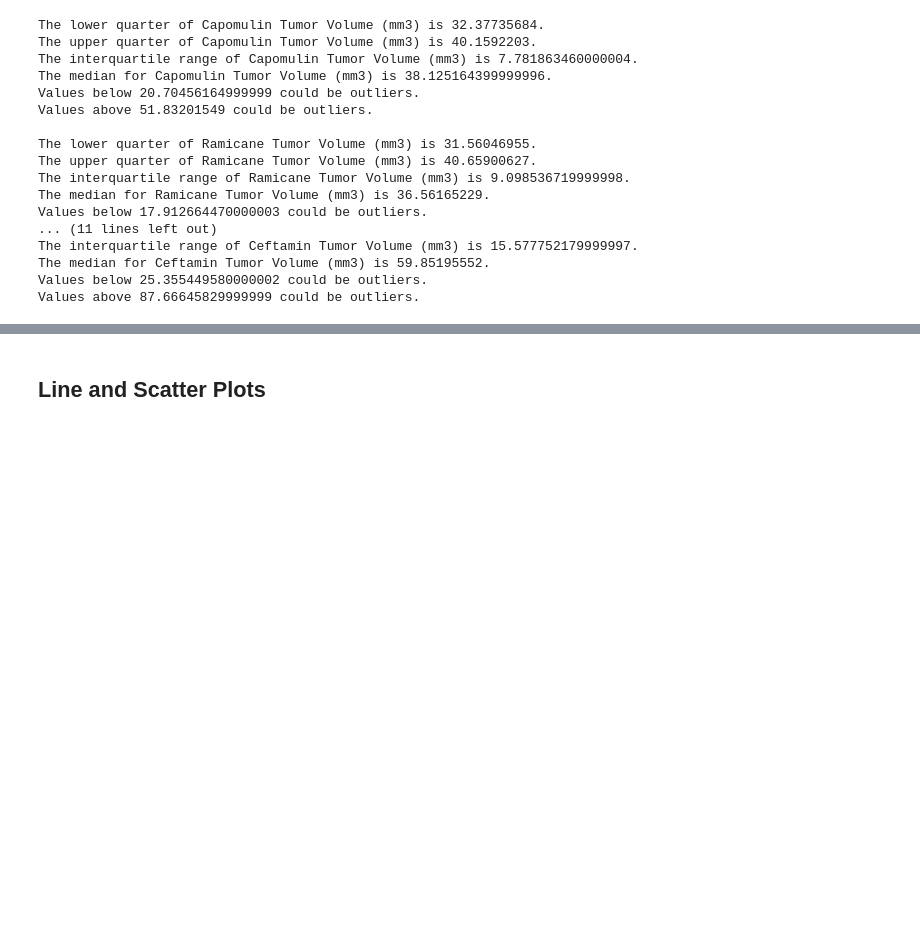
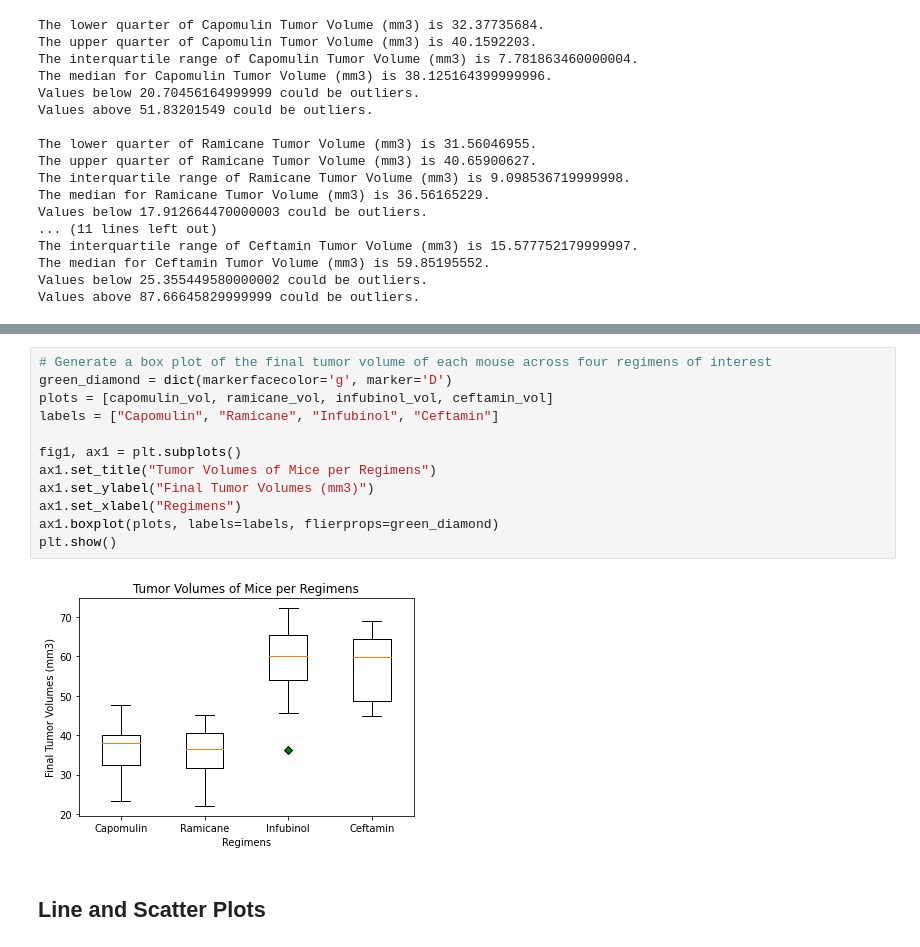
Before and after one commit to jessches5/Matplotlib-Homework, a Jupyter notebook: Pymaceuticals/pymaceuticals_starter.ipynb, the cells around one changed output, grey strips where cells are left out. Cells and saved outputs as stored; diff of their text form; blank space fills up the shorter version.

```diff
--- a/Pymaceuticals/pymaceuticals_starter.ipynb
+++ b/Pymaceuticals/pymaceuticals_starter.ipynb
@@ -417,3 +383,17 @@ plt.show()
+# %%
+# Generate a box plot of the final tumor volume of each mouse across four regimens of interest
+green_diamond = dict(markerfacecolor='g', marker='D')
+plots = [capomulin_vol, ramicane_vol, infubinol_vol, ceftamin_vol]
+labels = ["Capomulin", "Ramicane", "Infubinol", "Ceftamin"]
+
+fig1, ax1 = plt.subplots()
+ax1.set_title("Tumor Volumes of Mice per Regimens")
+ax1.set_ylabel("Final Tumor Volumes (mm3)")
+ax1.set_xlabel("Regimens")
+ax1.boxplot(plots, labels=labels, flierprops=green_diamond)
+plt.show()
+# %% [output]
+[figure, added]
 # %% [markdown]
 ## Line and Scatter Plots
 # %%
```
Also changed, not shown: parts of 1 cell of this notebook.
